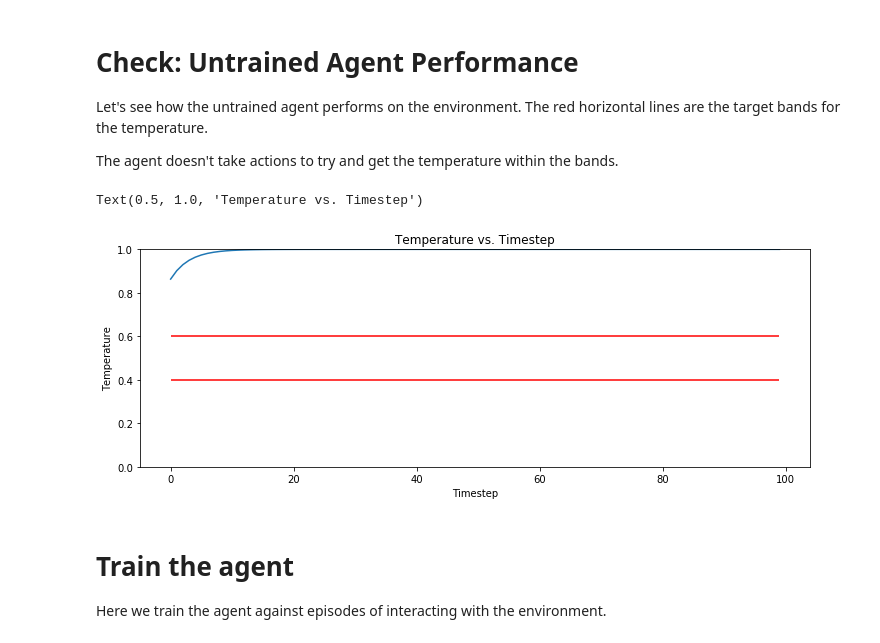
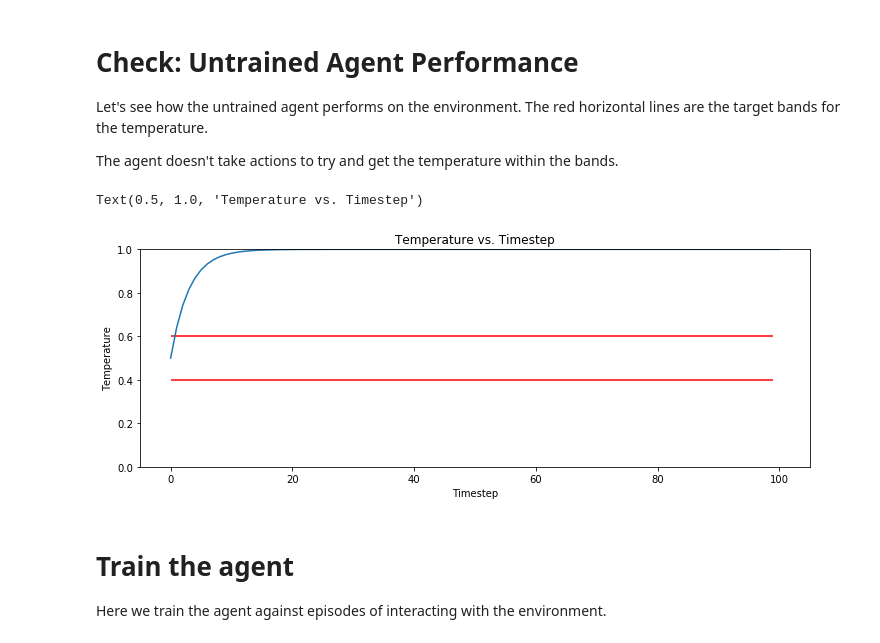
Before and after one commit to tensorforce/tensorforce, a Jupyter notebook: examples/temperature-controller.ipynb, the cells around one changed output. Drawn from its saved outputs; the diff is of its cells as text; code cells hidden in the pictures.

Commit message:
Changed to enable setting initial value for an episode.

```diff
--- a/examples/temperature-controller.ipynb
+++ b/examples/temperature-controller.ipynb
@@ -222,31 +222,32 @@ Let's see how the untrained agent performs on the environment.  The red horizont
 The agent doesn't take actions to try and get the temperature within the bands.
 # %%
 ### Initialize
-# states = np.array([0.99]) # Can manually choose initial value.
-states = environment.reset()
+environment.reset()
+environment.environment.current_temp = np.array([0.5])
+states = environment.environment.current_temp
 
 internals = agent.initial_internals()
 terminal = False
 
 ### Run an episode
-temp = []
+temp = [environment.environment.current_temp[0]]
 while not terminal:
     actions, internals = agent.act(states=states, internals=internals, evaluation=True)
     states, terminal, reward = environment.execute(actions=actions)
     temp += [states[0]]
 
 ### Plot the run
 fig=plt.figure(figsize=(12, 4))
 plt.plot(range(len(temp)), temp)
 plt.hlines(y=0.4, xmin=0, xmax=99, color='r')
 plt.hlines(y=0.6, xmin=0, xmax=99, color='r')
 plt.axes().set_ylim([0.0, 1.0])
 plt.xlabel('Timestep')
 plt.ylabel('Temperature')
 plt.title('Temperature vs. Timestep')
 # %% [output]
 Text(0.5, 1.0, 'Temperature vs. Timestep')
-[figure, old version]
+[figure, new version]
 # %% [markdown]
 # Train the agent
 
```
Also changed, not shown: parts of 1 cell of this notebook.
